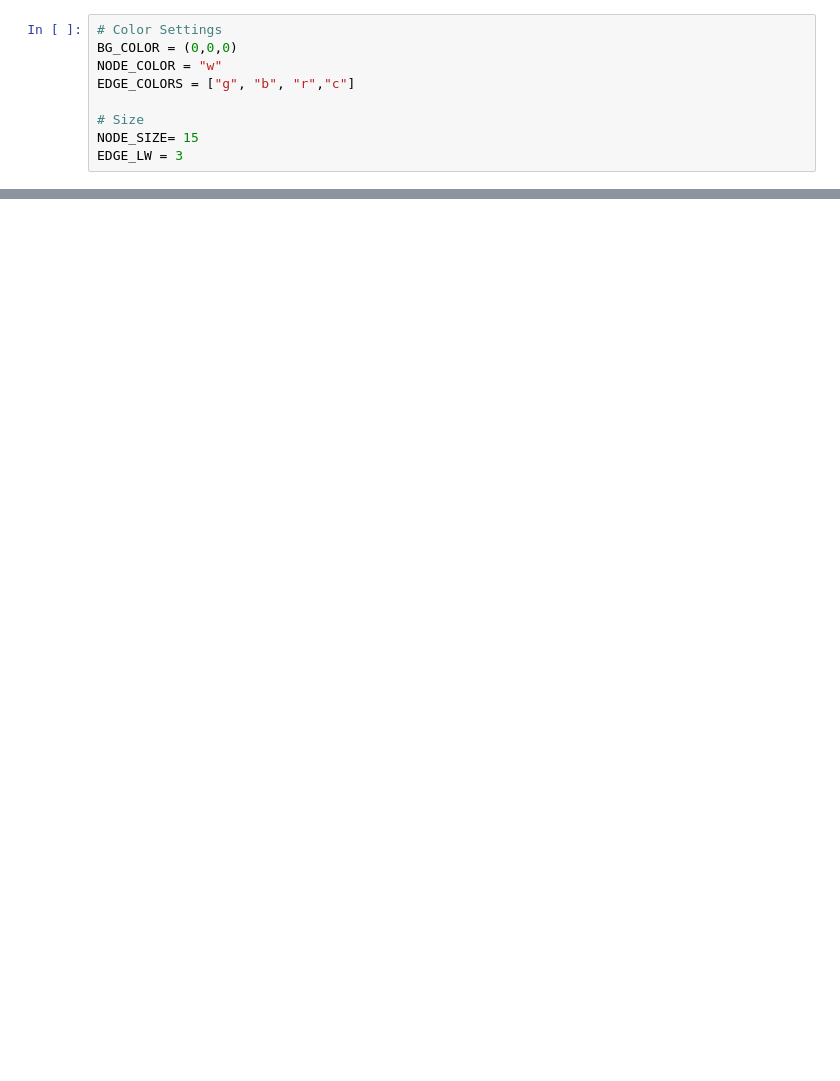
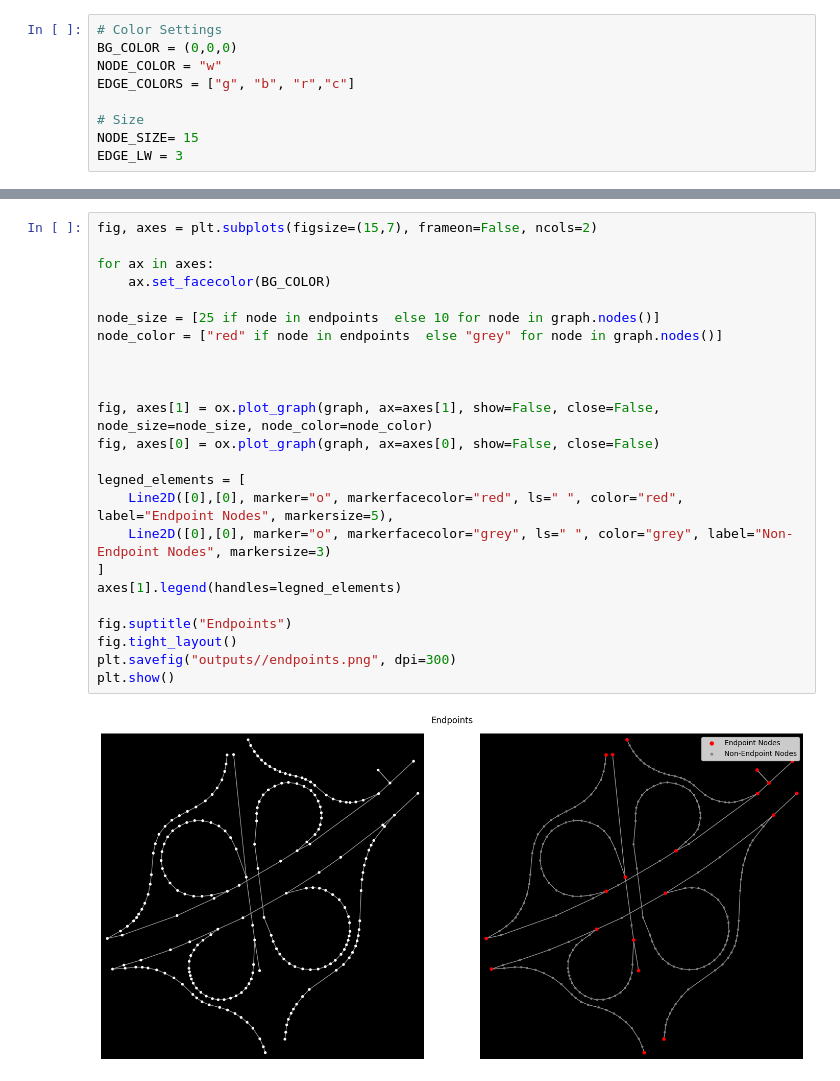
Before and after one commit to milad-4274/osm_graph_simplification, a Jupyter notebook: content_creation.ipynb, the cells around one changed output, grey strips where cells are left out. Cells and saved outputs as stored; diff of their text form; blank space fills up the shorter version.

```diff
--- a/content_creation.ipynb
+++ b/content_creation.ipynb
@@ -59,0 +54,26 @@ plt.show()
+# %%
+fig, axes = plt.subplots(figsize=(15,7), frameon=False, ncols=2)
+
+for ax in axes:
+    ax.set_facecolor(BG_COLOR)
+
+node_size = [25 if node in endpoints  else 10 for node in graph.nodes()]
+node_color = ["red" if node in endpoints  else "grey" for node in graph.nodes()]
+
+
+
+fig, axes[1] = ox.plot_graph(graph, ax=axes[1], show=False, close=False, node_size=node_size, node_color=node_color)
+fig, axes[0] = ox.plot_graph(graph, ax=axes[0], show=False, close=False)
+
+legned_elements = [
+    Line2D([0],[0], marker="o", markerfacecolor="red", ls=" ", color="red", label="Endpoint Nodes", markersize=5),
+    Line2D([0],[0], marker="o", markerfacecolor="grey", ls=" ", color="grey", label="Non-Endpoint Nodes", markersize=3)
+]
+axes[1].legend(handles=legned_elements)
+
+fig.suptitle("Endpoints")
+fig.tight_layout()
+plt.savefig("outputs//endpoints.png", dpi=300)
+plt.show()
+# %% [output]
+[figure, added]
```
Also changed, not shown: parts of 6 cells of this notebook, 1 other file.
